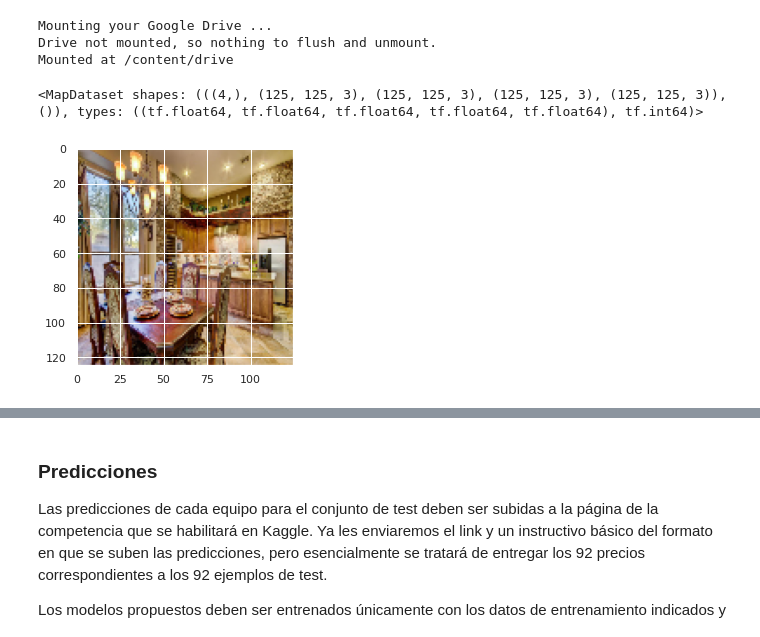
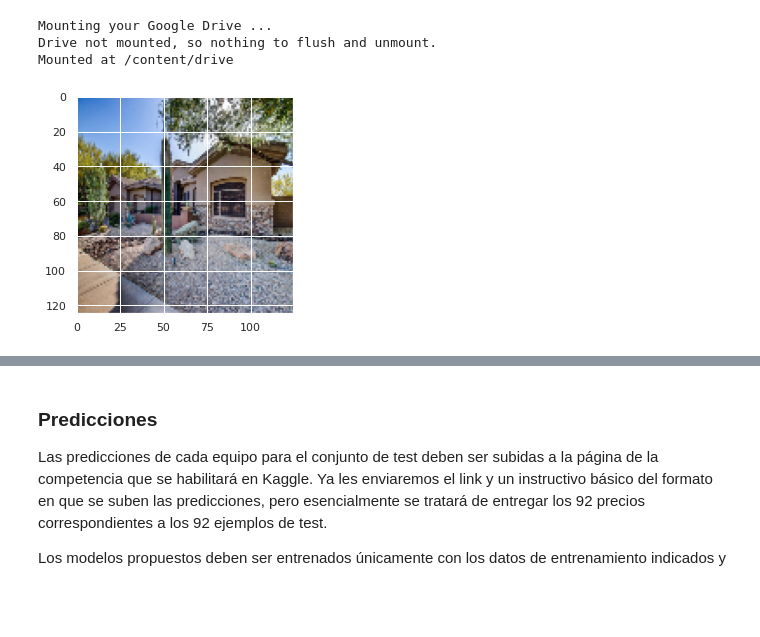
Before and after one commit to jean18/INF395, a Jupyter notebook: Tarea1/ANN_2021_1_Taller1.ipynb, the cells around one changed output, grey strips where cells are left out. Cells and saved outputs as stored; diff of their text form; code cells hidden in the pictures; blank space fills up the shorter version.

```diff
--- a/Tarea1/ANN_2021_1_Taller1.ipynb
+++ b/Tarea1/ANN_2021_1_Taller1.ipynb
@@ -219,17 +227,11 @@ def get_train_test(df_train, df_test):
 
   return train_dataset, test_dataset
-# %%
-train_dataset, test_dataset = get_train_test(data_train, data_test)
-# %%
-train_dataset
-# %% [output]
-<MapDataset shapes: (((4,), (125, 125, 3), (125, 125, 3), (125, 125, 3), (125, 125, 3)), ()), types: ((tf.float64, tf.float64, tf.float64, tf.float64, tf.float64), tf.int64)>
 # %%
 for element in train_dataset.as_numpy_iterator():
-  plt.imshow(element[0][2])
+  plt.imshow(element[0][1])
   break
 # %% [output]
-[figure, old version]
+[figure, new version]
 # %%
 input1 = Input(shape=(4, ))
 input2 = Input(shape=(125, 125, 3))
```
Also changed, not shown: parts of 4 cells of this notebook.
